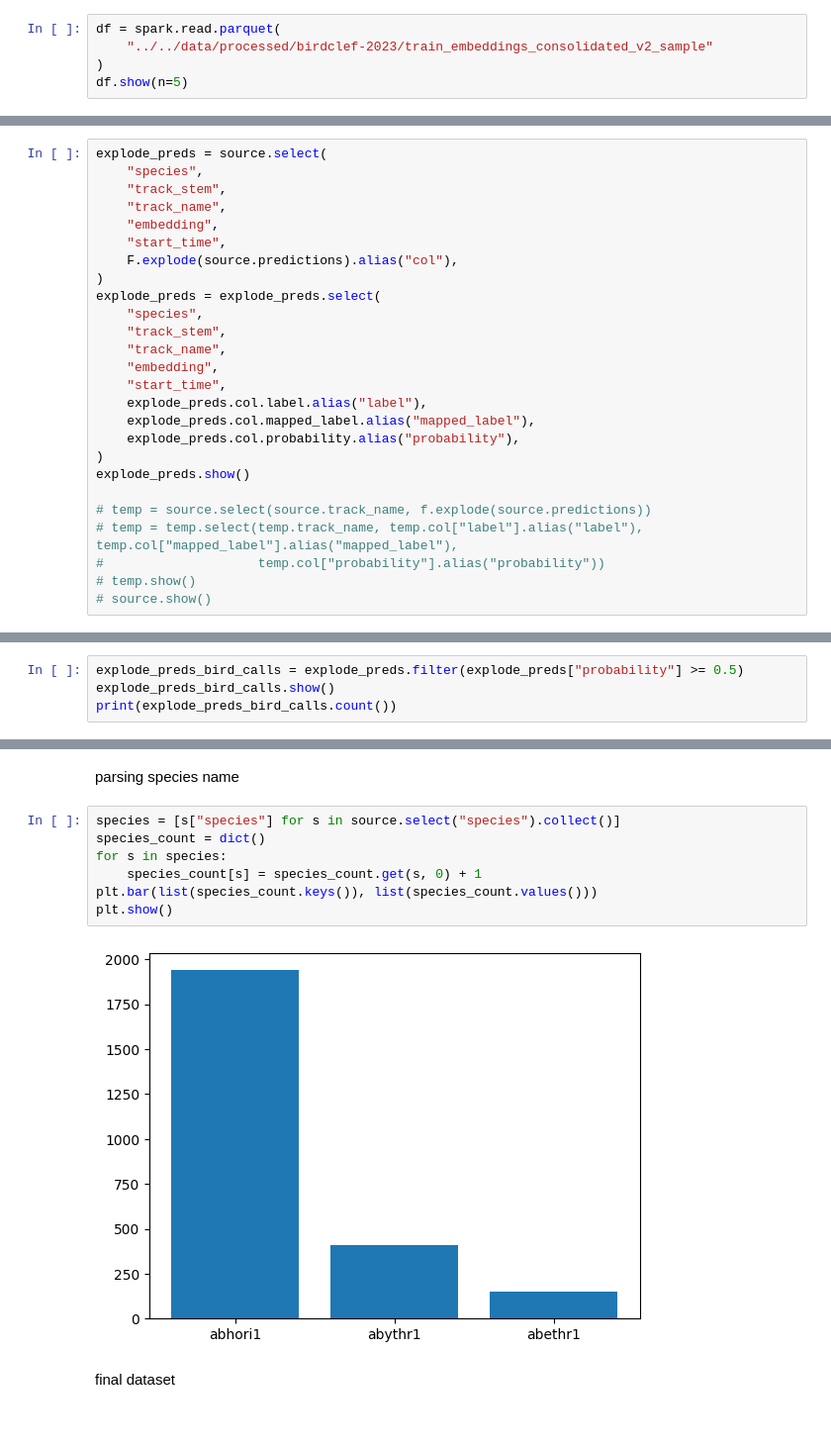
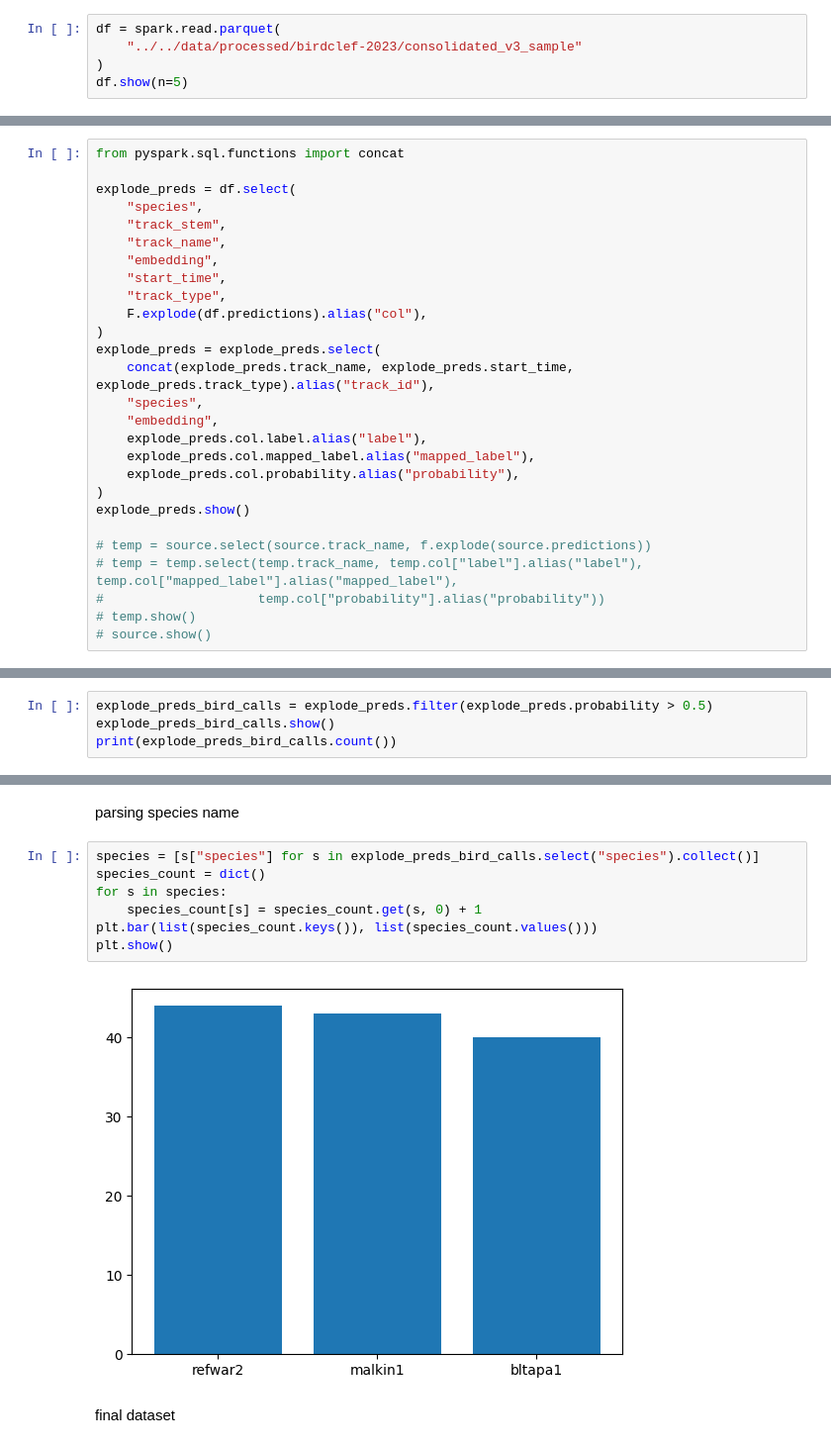
Before and after one commit to dsgt-birdclef/birdclef-2023, a Jupyter notebook: notebooks/nzh-20230417-00-embeddings-classifier.ipynb, the cells around one changed output, grey strips where cells are left out. Shown at 99% size. Drawn from its saved outputs; the diff is of its cells as text.

```diff
--- a/notebooks/nzh-20230417-00-embeddings-classifier.ipynb
+++ b/notebooks/nzh-20230417-00-embeddings-classifier.ipynb
@@ -10,6 +10,6 @@ To adjust logging level use sc.setLogLevel(newLevel). For SparkR, use setLogLeve
 # %%
 df = spark.read.parquet(
-    "../../data/processed/birdclef-2023/train_embeddings_consolidated_v2_sample"
+    "../../data/processed/birdclef-2023/consolidated_v3_sample"
 )
 df.show(n=5)
 # %% [output]
@@ -67,18 +78,19 @@ Row(track_name='abhori1/XC641917.mp3')
 # %%
-explode_preds = source.select(
+from pyspark.sql.functions import concat
+
+explode_preds = df.select(
     "species",
     "track_stem",
     "track_name",
     "embedding",
     "start_time",
-    F.explode(source.predictions).alias("col"),
+    "track_type",
+    F.explode(df.predictions).alias("col"),
 )
 explode_preds = explode_preds.select(
+    concat(explode_preds.track_name, explode_preds.start_time, explode_preds.track_type).alias("track_id"),
     "species",
-    "track_stem",
-    "track_name",
     "embedding",
-    "start_time",
     explode_preds.col.label.alias("label"),
     explode_preds.col.mapped_label.alias("mapped_label"),
     explode_preds.col.probability.alias("probability"),
@@ -136,7 +146,7 @@ plt.show()
 # %% [markdown]
 Taking species with prob > 0.5
 # %%
-explode_preds_bird_calls = explode_preds.filter(explode_preds["probability"] >= 0.5)
+explode_preds_bird_calls = explode_preds.filter(explode_preds.probability > 0.5)
 explode_preds_bird_calls.show()
 print(explode_preds_bird_calls.count())
 # %% [output]
@@ -160,14 +170,14 @@ only showing top 20 rows
 # %% [markdown]
 parsing species name
 # %%
-species = [s["species"] for s in source.select("species").collect()]
+species = [s["species"] for s in explode_preds_bird_calls.select("species").collect()]
 species_count = dict()
 for s in species:
     species_count[s] = species_count.get(s, 0) + 1
 plt.bar(list(species_count.keys()), list(species_count.values()))
 plt.show()
 # %% [output]
-[figure, old version]
+[figure, new version]
 # %% [markdown]
 final dataset
 # %%
```
Also changed, not shown: parts of 18 cells of this notebook, 3 other files.
